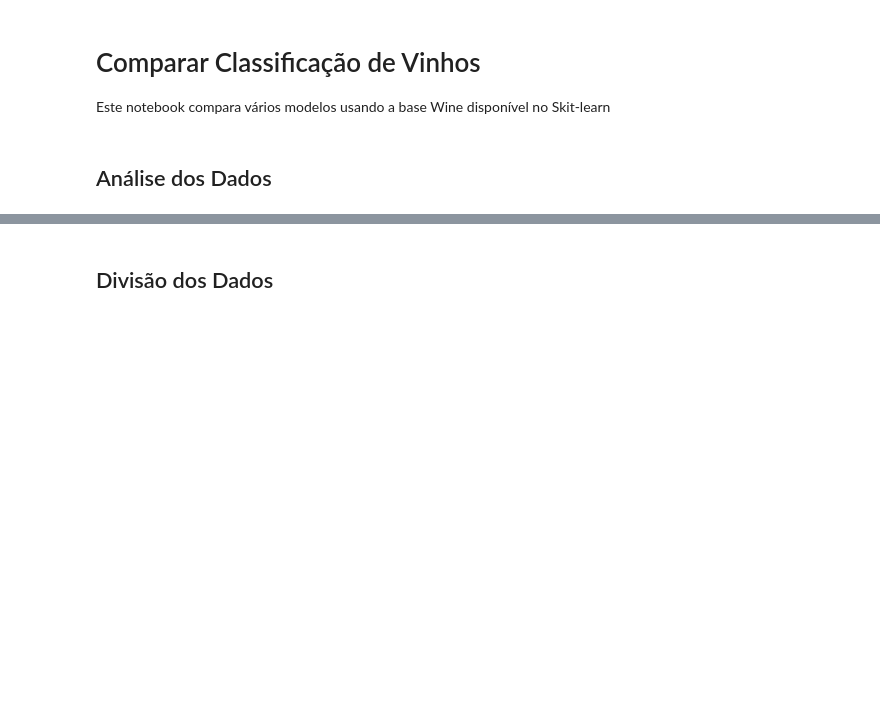
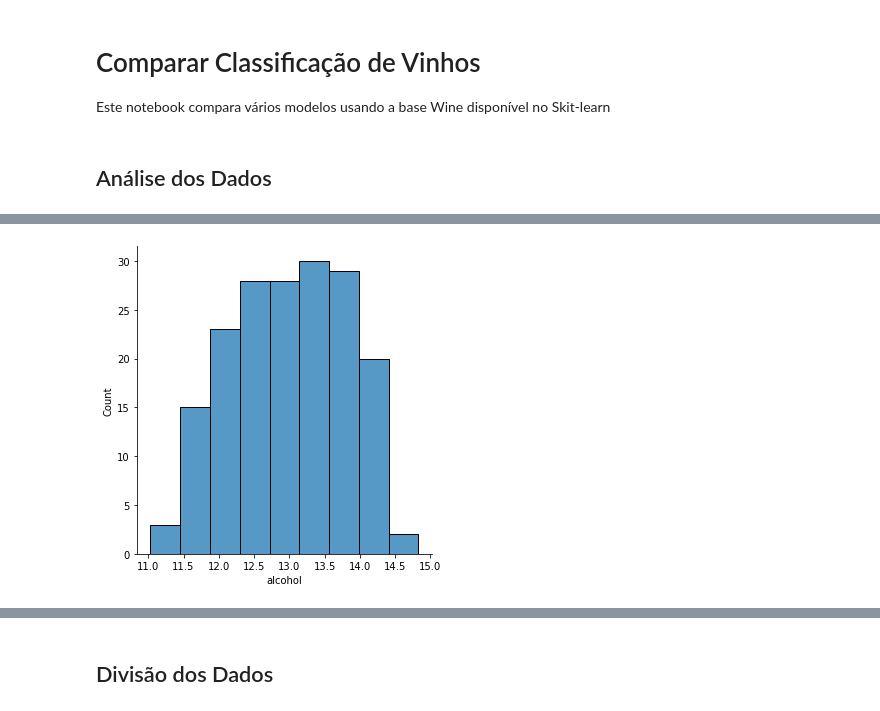
Before and after one commit to fernandoans/machinelearning, a Jupyter notebook: conceitos/CompararClassificacaoVinhos.ipynb, the cells around one changed output, grey strips where cells are left out. Saved outputs shown, nothing was run; the diff lists cells and outputs as text; code cells hidden in the pictures; blank space fills up the shorter version.

```diff
--- a/conceitos/CompararClassificacaoVinhos.ipynb
+++ b/conceitos/CompararClassificacaoVinhos.ipynb
@@ -37,8 +65,10 @@ data.head()
 # %%
 data.describe()
 # %%
-sns.distplot(data['alcohol'],kde=0)
+sns.displot(data['alcohol'],kde=0)
 plt.show()
+# %% [output]
+[figure, added]
 # %%
 for i in data.target.unique():
     sns.histplot(data['alcohol'][data.target==i], # Ou use displot para tê-los separadamente
```
Also changed, not shown: parts of 5 cells of this notebook, 4 other files.
